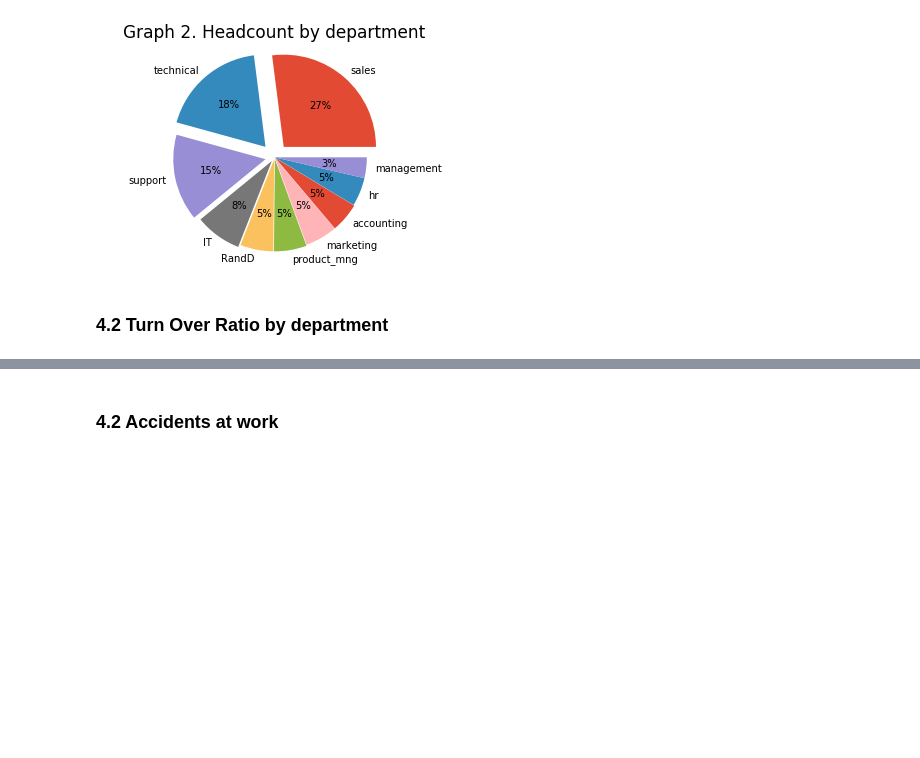
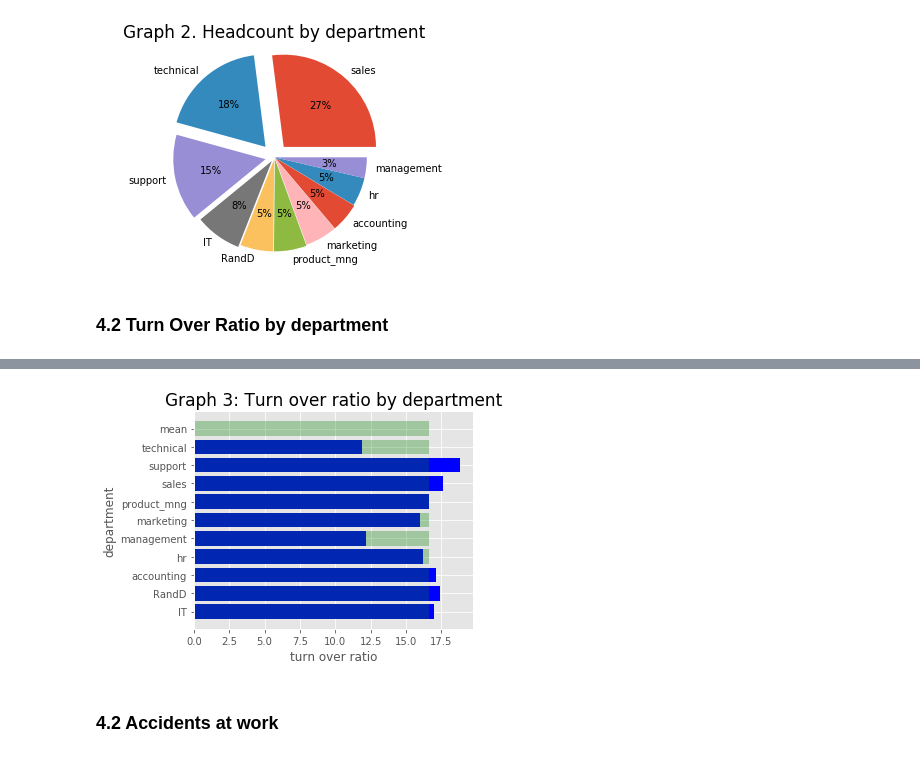
Before and after one commit to MariaGamero/TFM-ReasonsforEmployeeTurnover, a Jupyter notebook: Employee_retention.ipynb, the cells around one changed output, grey strips where cells are left out. Drawn from its saved outputs; the diff is of its cells as text; code cells hidden in the pictures; blank space fills up the shorter version.

```diff
--- a/Employee_retention.ipynb
+++ b/Employee_retention.ipynb
@@ -226,19 +240,3 @@ plt.show()
 [figure]
 # %% [markdown]
 ### 4.2 Turn Over Ratio by department
-# %%
-people_who_leave_by_department= people_who_leave.groupby('sales')['left'].count().sort_values(ascending=False)
-
-#Turnover ratio:
-TurnoverRatio_by_department= np.round((people_who_leave_by_department/total_employees_by_department)*100,decimals=1)
-
-#Let's include the turn over ratio of the company for comparisons between departments
-total_turnover_ratio = TurnoverRatio_by_department.append(pd.Series(turnover_ratio, index=['mean']))
-
-#graph
-total_turnover_ratio.sort_values().plot.barh()
-plt.plot(turnover_ratio)
-plt.xlabel('turn over ratio')
-plt.ylabel('department')
-plt.title('Graph 3: Turn over ratio by department', fontsize= 17)
-plt.show()
@@ -246,0 +243,4 @@ plt.show()
+# %%
+#people who leave breakdown by department
+people_who_leave_by_department= people_who_leave.groupby('sales')['left'].count().reset_index()
+people_who_leave_by_department
@@ -246,0 +274,4 @@ plt.show()
+# %%
+#Merge in just one dataset
+headcount = headcount_by_department.reset_index().merge(people_who_leave_by_department,on='sales',suffixes=['_total', '_leave'])
+headcount
@@ -246,0 +290,5 @@ plt.show()
+# %%
+#Create a new column with the ratio calculated
+headcount['turn_over']=np.round((headcount['left_leave']/headcount['left_total'])*100,decimals=1)
+headcount_sorted = headcount.sort_values(by='turn_over',ascending=False)
+headcount_sorted
@@ -247,3 +307,14 @@ plt.show()
+# %%
+#graph
+plt.figure(figsize=(5,4))
+plt.barh(headcount_sorted.index,headcount_sorted['turn_over'],color='blue')
+plt.barh(total_turnover_ratio.index,turnover_ratio,alpha=.3,color='green')
+plt.xlabel('turn over ratio')
+plt.ylabel('department')
+plt.title('Graph 3: Turn over ratio by department', fontsize= 17)
+plt.show()
+# %% [output]
+[figure, added]
 # %% [markdown]
 ### 4.2 Accidents at work
 # %%
```
Also changed, not shown: parts of 16 cells of this notebook.
